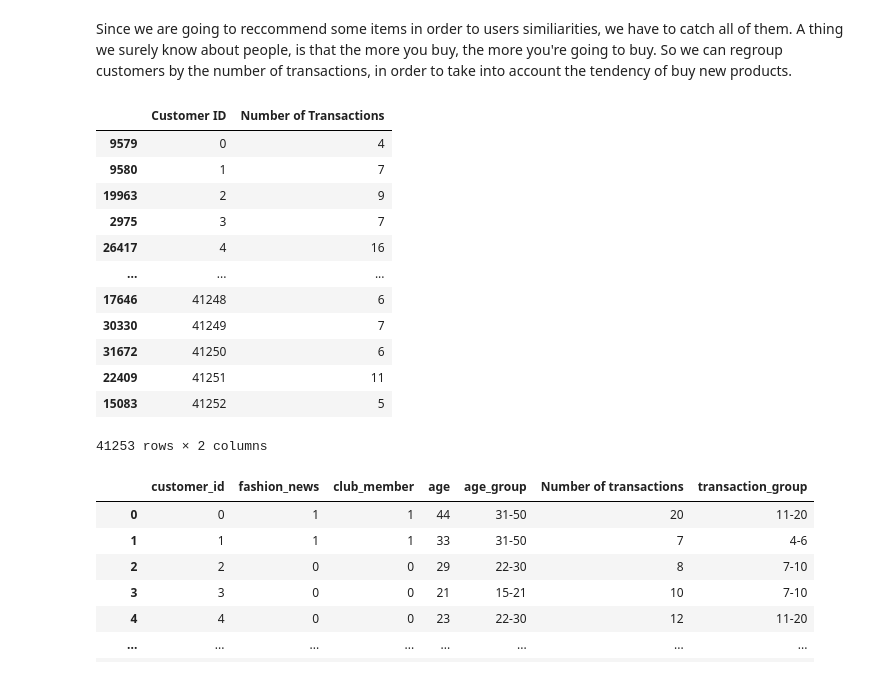
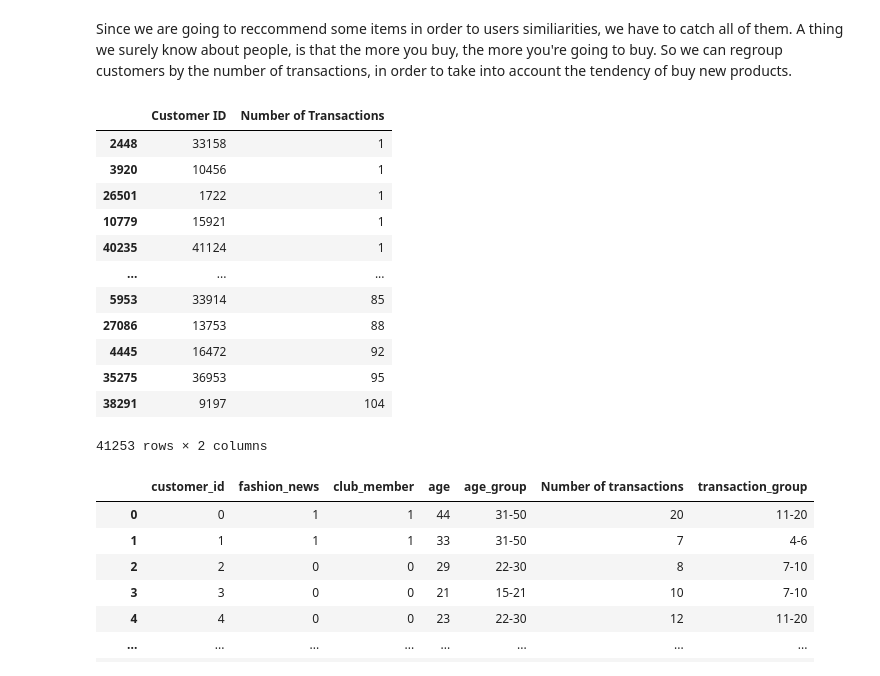
Before and after one commit to alessiabresolin/275601, a Jupyter notebook: project.ipynb, the cells around one changed output. Saved outputs shown, nothing was run; the diff lists cells and outputs as text; code cells hidden in the pictures.

```diff
--- a/project.ipynb
+++ b/project.ipynb
@@ -584,20 +584,20 @@ Since we are going to reccommend some items in order to users similiarities, we
 A thing we surely know about people, is that the more you buy, the more you're going to buy.
 So we can regroup customers  by the number of transactions, in order to take into account the tendency of buy new products.
 # %%
-customer_transactions_count_df.sort_values(by='Customer ID', ascending=True)
+customer_transactions_count_df.sort_values(by='Number of Transactions', ascending=True)
 # %% [output]
 |  | Customer ID | Number of Transactions |
-| 9579 | 0 | 4 |
-| 9580 | 1 | 7 |
-| 19963 | 2 | 9 |
-| 2975 | 3 | 7 |
-| 26417 | 4 | 16 |
+| 2448 | 33158 | 1 |
+| 3920 | 10456 | 1 |
+| 26501 | 1722 | 1 |
+| 10779 | 15921 | 1 |
+| 40235 | 41124 | 1 |
 | ... | ... | ... |
-| 17646 | 41248 | 6 |
-| 30330 | 41249 | 7 |
-| 31672 | 41250 | 6 |
-| 22409 | 41251 | 11 |
-| 15083 | 41252 | 5 |
+| 5953 | 33914 | 85 |
+| 27086 | 13753 | 88 |
+| 4445 | 16472 | 92 |
+| 35275 | 36953 | 95 |
+| 38291 | 9197 | 104 |
 41253 rows × 2 columns
 # %%
 bins = [0, 4, 7, 11, 21, 31, 105]
```
Also changed, not shown: parts of 17 cells of this notebook.
